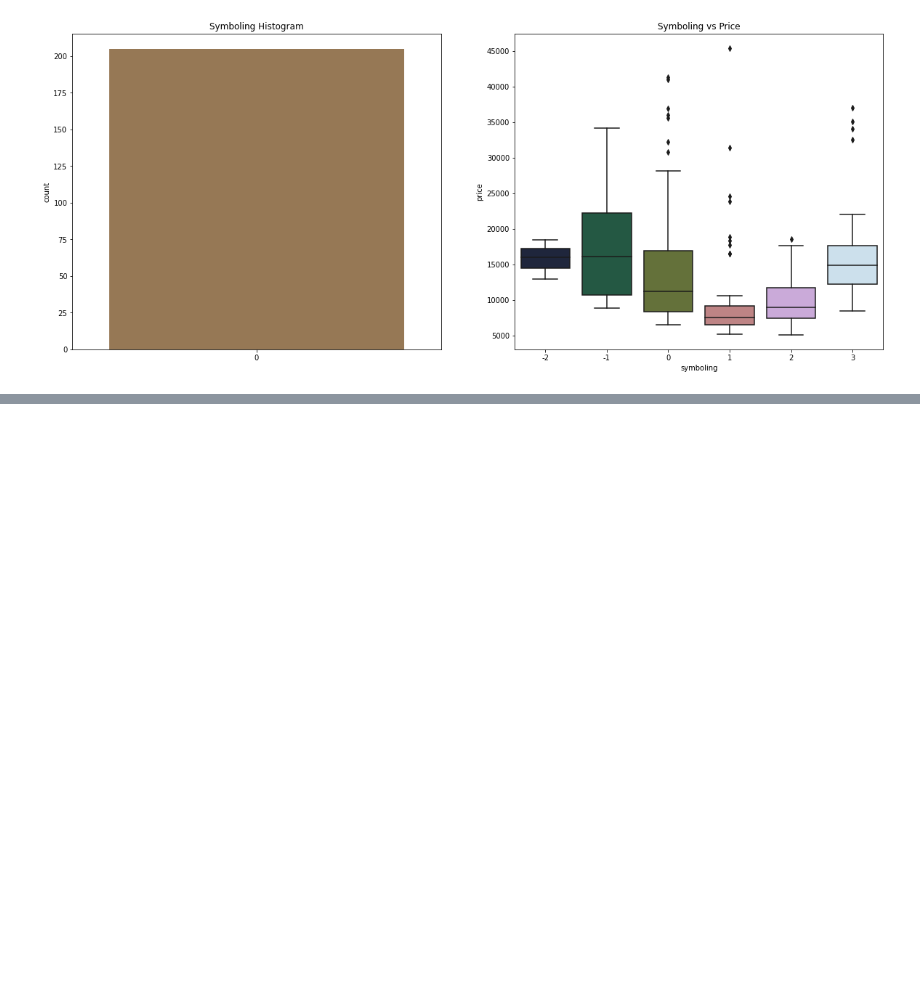
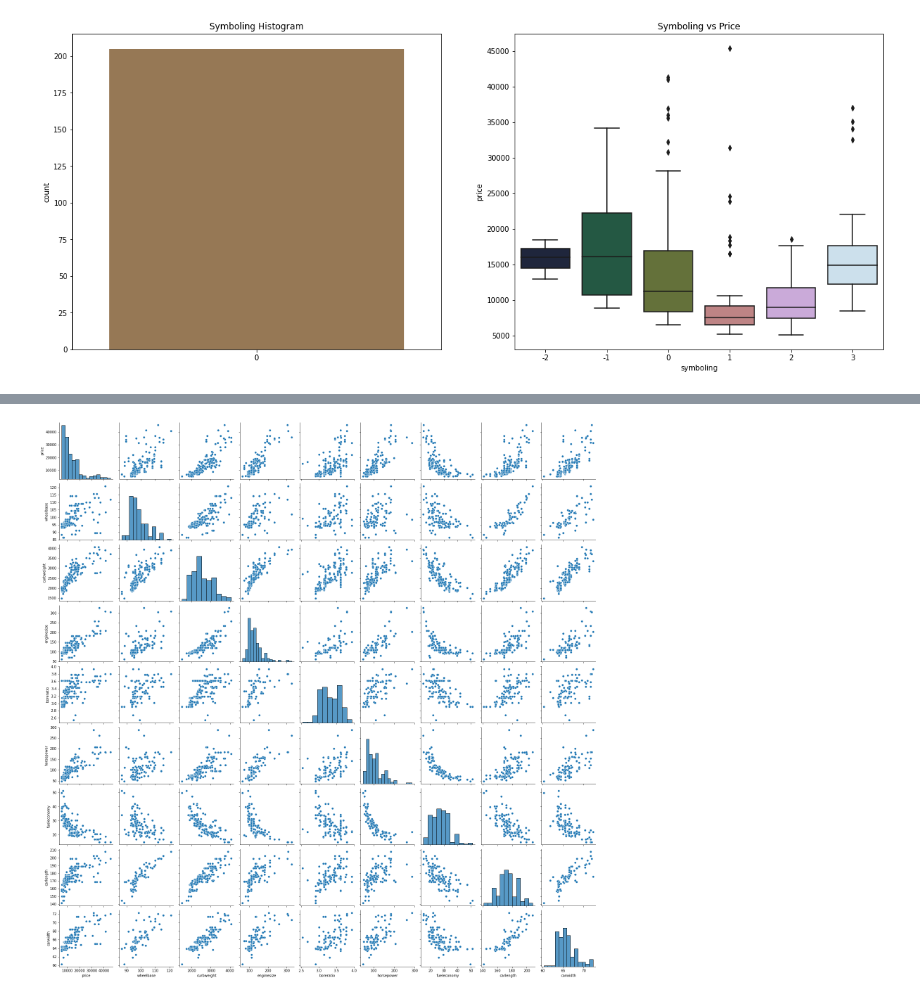
Before and after one commit to Piyush15072002/Car-Price-Prediction, a Jupyter notebook: index.ipynb, the cells around one changed output, grey strips where cells are left out. Cells and saved outputs as stored; diff of their text form; code cells hidden in the pictures; blank space fills up the shorter version.

```diff
--- a/index.ipynb
+++ b/index.ipynb
@@ -222,0 +274,5 @@ plt.tight_layout()
+# %%
+cars_lr = cars[['price', 'fueltype', 'aspiration','carbody', 'drivewheel','wheelbase',
+                  'curbweight', 'enginetype', 'cylindernumber', 'enginesize', 'boreratio','horsepower',
+                    'fueleconomy', 'carlength','carwidth', 'carsrange']]
+cars_lr.head()
@@ -222,0 +286,6 @@ plt.tight_layout()
+# %%
+sns.pairplot(cars_lr)
+
+plt.show()
+# %% [output]
+[figure, added]
```
Also changed, not shown: parts of 10 cells of this notebook.
